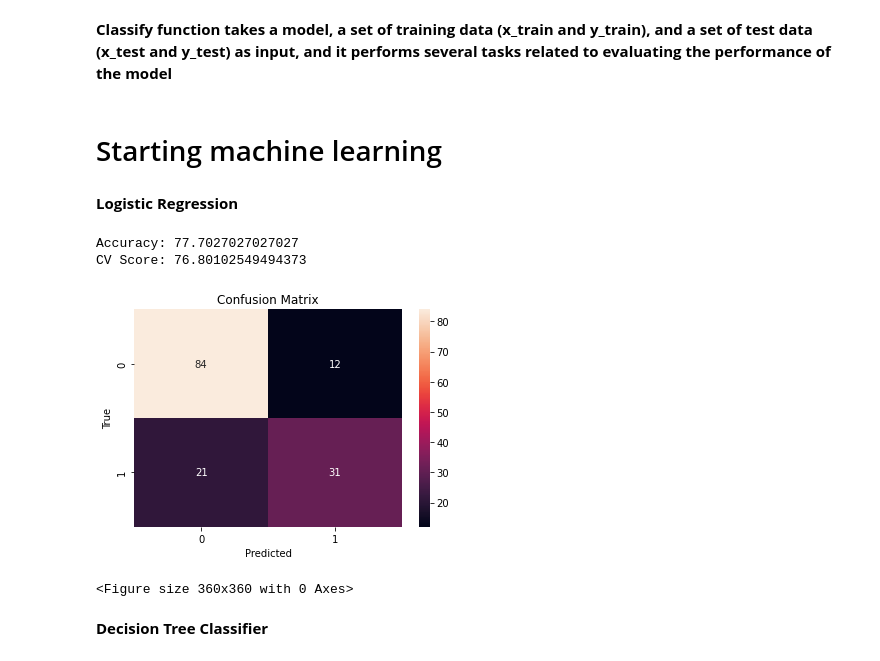
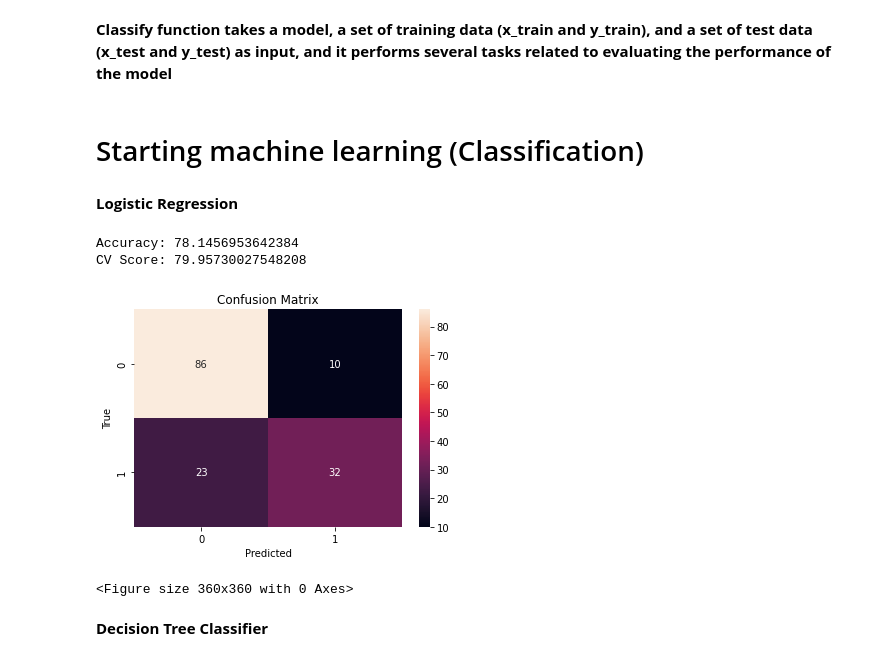
Before and after one commit to arielya10/Wine-Ranking-Prediction, a Jupyter notebook: Wine Ranking Prediction.ipynb, the cells around one changed output. Cells and saved outputs as stored; diff of their text form; code cells hidden in the pictures.

```diff
--- a/Wine Ranking Prediction.ipynb
+++ b/Wine Ranking Prediction.ipynb
@@ -157,6 +144,7 @@ df
 # %%
 df = df[df['rating'] != 0]
-df = df[df['rating_count'] > 18]
+df = df[df['abv'] != 0]
+df = df[df['rating_count'] > 8]
 # %% [markdown]
 **The code performs several transformations on the DataFrame**
 # %%
@@ -297,7 +324,11 @@ plt.show()
 # %% [markdown]
 **Divide into independent and dependent variables**
 # %%
-X = df.drop(columns=['rating','product_name','varietal','origin'])
+from sklearn.feature_extraction.text import TfidfVectorizer
+X = df.drop(columns=['rating','product_name','varietal','origin','reviews'])
+vectorizer = TfidfVectorizer()
+reviews = vectorizer.fit_transform(df['reviews'])
+X = np.concatenate((reviews.toarray(), X), axis=1)
 y = df['rating']
 x_train, x_test, y_train, y_test = train_test_split(X, y, test_size=0.25, random_state=42)
 # %% [markdown]
@@ -431,6 +434,8 @@ Text(0.5, 1.0, 'Quality of Wine')
 # %% [markdown]
 **Convert the values in the quality column of the DataFrame to numerical values**
 # %%
+df = df.dropna(subset=['quality'])
 df['quality'] = df['quality'].replace({'high': 1, 'poor': 0})
+df['quality'] = df['quality'].astype(int)
 df
 # %% [output]
@@ -450,7 +465,10 @@ df
 # %% [markdown]
 **Divide into independent and dependent variables**
 # %%
-X = df.drop(columns=['rating','product_name','varietal','origin','quality'])
+X = df.drop(columns=['rating','product_name','varietal','origin','quality', 'reviews'])
+vectorizer = TfidfVectorizer()
+reviews = vectorizer.fit_transform(df['reviews'])
+X = np.concatenate((reviews.toarray(), X), axis=1)
 y = df['quality']
 x_train, x_test, y_train, y_test = train_test_split(X, y, test_size=0.25, random_state=42)
 # %% [markdown]
@@ -481,19 +499,19 @@ models = []
 models_accuracies = []
 # %% [markdown]
 
-# Starting machine learning
+# Starting machine learning (Classification)
 # %% [markdown]
 **Logistic Regression**
 # %%
 from sklearn.linear_model import LogisticRegression
-logistic_regression = LogisticRegression()
+logistic_regression = LogisticRegression(max_iter=500)
 trained_model, y_pred_lr , accuracy_lr = classify(logistic_regression, x_train, x_test, y_train, y_test)
 models.append(trained_model)
 models_accuracies.append(accuracy_lr)
 # %% [output]
-Accuracy: 77.7027027027027
-CV Score: 76.80102549494373
+Accuracy: 78.1456953642384
+CV Score: 79.95730027548208
-[figure, old version]
+[figure, new version]
 <Figure size 360x360 with 0 Axes>
 # %% [markdown]
 **Decision Tree Classifier**
```
Also changed, not shown: parts of 58 cells of this notebook, 1 other file.
